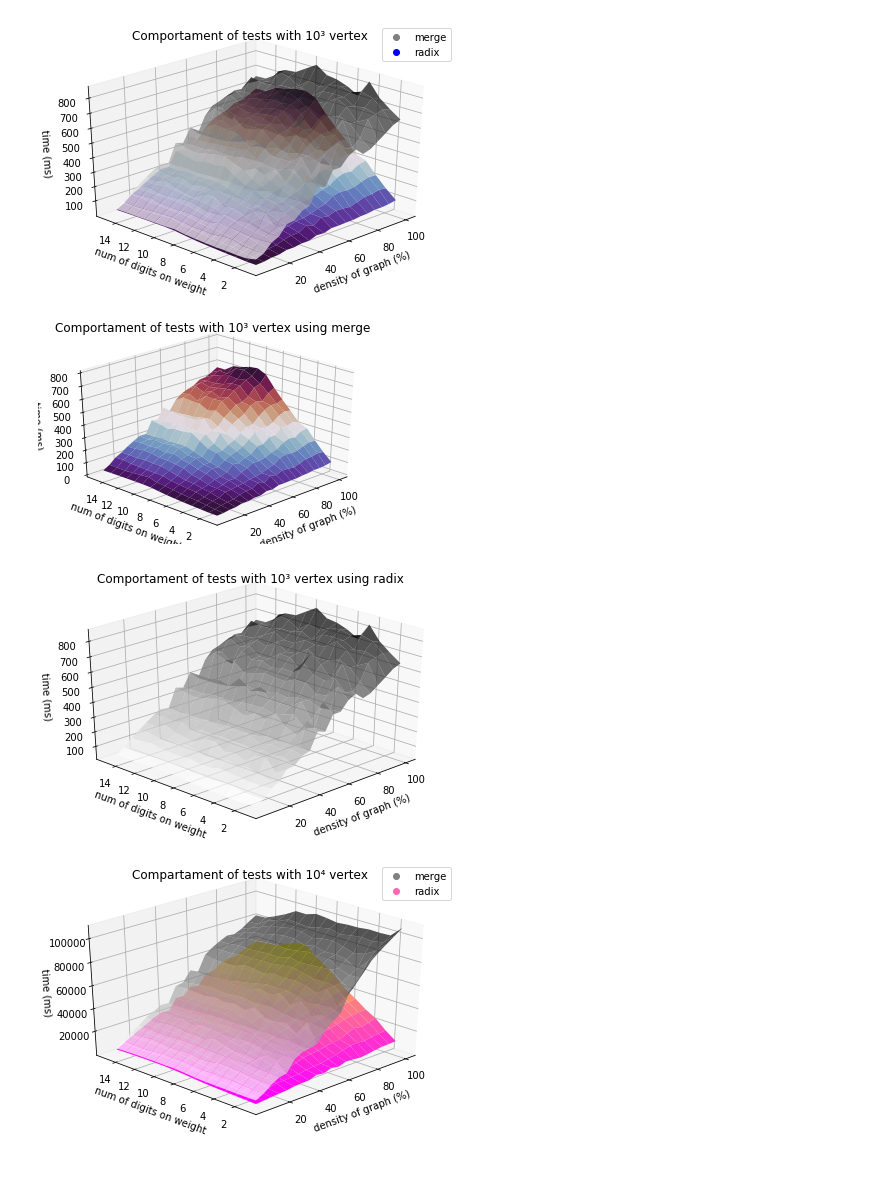
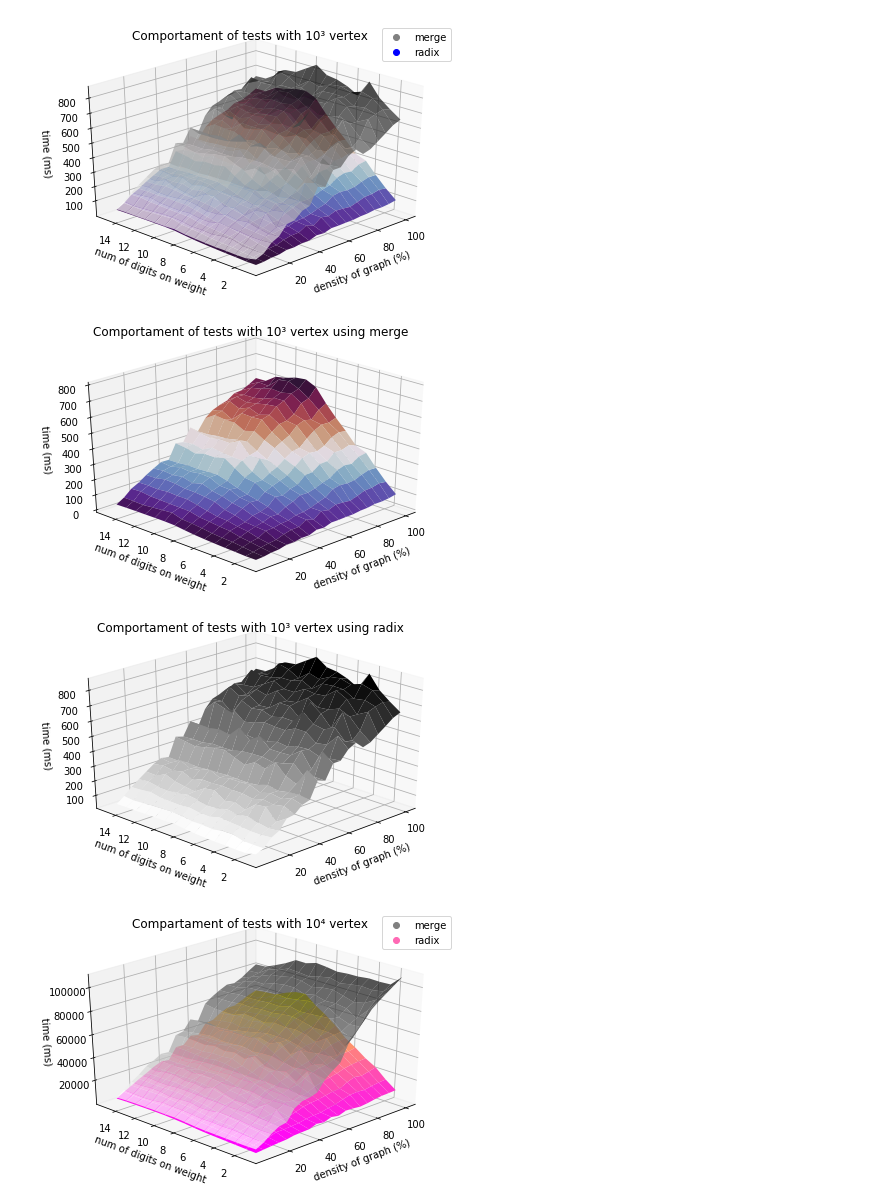
Before and after one commit to tannus/kruskal_radix, a Jupyter notebook: results/final_results/graphic_plots.ipynb, the cells around one changed output. Drawn from its saved outputs; the diff is of its cells as text; code cells hidden in the pictures; blank space fills up the shorter version.

Commit message:
further separating 3d plots

```diff
--- a/results/final_results/graphic_plots.ipynb
+++ b/results/final_results/graphic_plots.ipynb
@@ -232,43 +232,56 @@ plt.show()
 # %%
 fig = plt.figure()
 ax = plt.axes(projection="3d")
-
-fig2 = plt.figure()
-ax2 = plt.axes(projection='3d')
 
 #X is density, Y is digit_numbers and Z is time
 x = np.arange(5,105,5)
 y = np.arange(1,16,1)
 
 X, Y = np.meshgrid(x, y)
 zs1 = np.array(den_m3)
 zs2 = np.array(den_r3)
 Z1 = zs1.reshape(Y.shape)
 Z2 = zs2.reshape(Y.shape)
 
 ax.set_xlabel('density of graph (%)')
 ax.set_ylabel('num of digits on weight')
 ax.set_zlabel('time (ms)')
 ax.set_zlim(0,800)
 ax.plot_surface(X, Y, Z2, rstride=1, cstride=1,cmap='twilight_shifted', edgecolor='none',alpha=1)
 
-ax2.set_xlabel('density of graph (%)')
-ax2.set_ylabel('num of digits on weight')
-ax2.set_zlabel('time (ms)')
-ax2.plot_surface(X, Y, Z1, rstride=1, cstride=1,cmap='binary', edgecolor='none',alpha=0.7)
-
-
 ax.view_init(30, 225)
 ax.set_title('Comportament of tests with 10³ vertex using merge');
 
-ax2.view_init(30, 225)
-ax2.set_title('Comportament of tests with 10³ vertex using radix');
-
 plt.tight_layout()
 plt.show()
 # %% [output]
-[figure, old version]
+[figure, new version]
-[figure, removed]
+# %%
+fig2 = plt.figure()
+ax2 = plt.axes(projection='3d')
+
+#X is density, Y is digit_numbers and Z is time
+x = np.arange(5,105,5)
+y = np.arange(1,16,1)
+
+X, Y = np.meshgrid(x, y)
+zs1 = np.array(den_m3)
+zs2 = np.array(den_r3)
+Z1 = zs1.reshape(Y.shape)
+Z2 = zs2.reshape(Y.shape)
+
+ax2.set_xlabel('density of graph (%)')
+ax2.set_ylabel('num of digits on weight')
+ax2.set_zlabel('time (ms)')
+ax2.plot_surface(X, Y, Z1, rstride=1, cstride=1,cmap='binary', edgecolor='none',alpha=1)
+
+ax2.view_init(30, 225)
+ax2.set_title('Comportament of tests with 10³ vertex using radix');
+
+plt.tight_layout()
+plt.show()
+# %% [output]
+[figure, added]
 # %%
 fig = plt.figure()
 ax = plt.axes(projection="3d")
```
Also changed, not shown: parts of 2 cells of this notebook.
